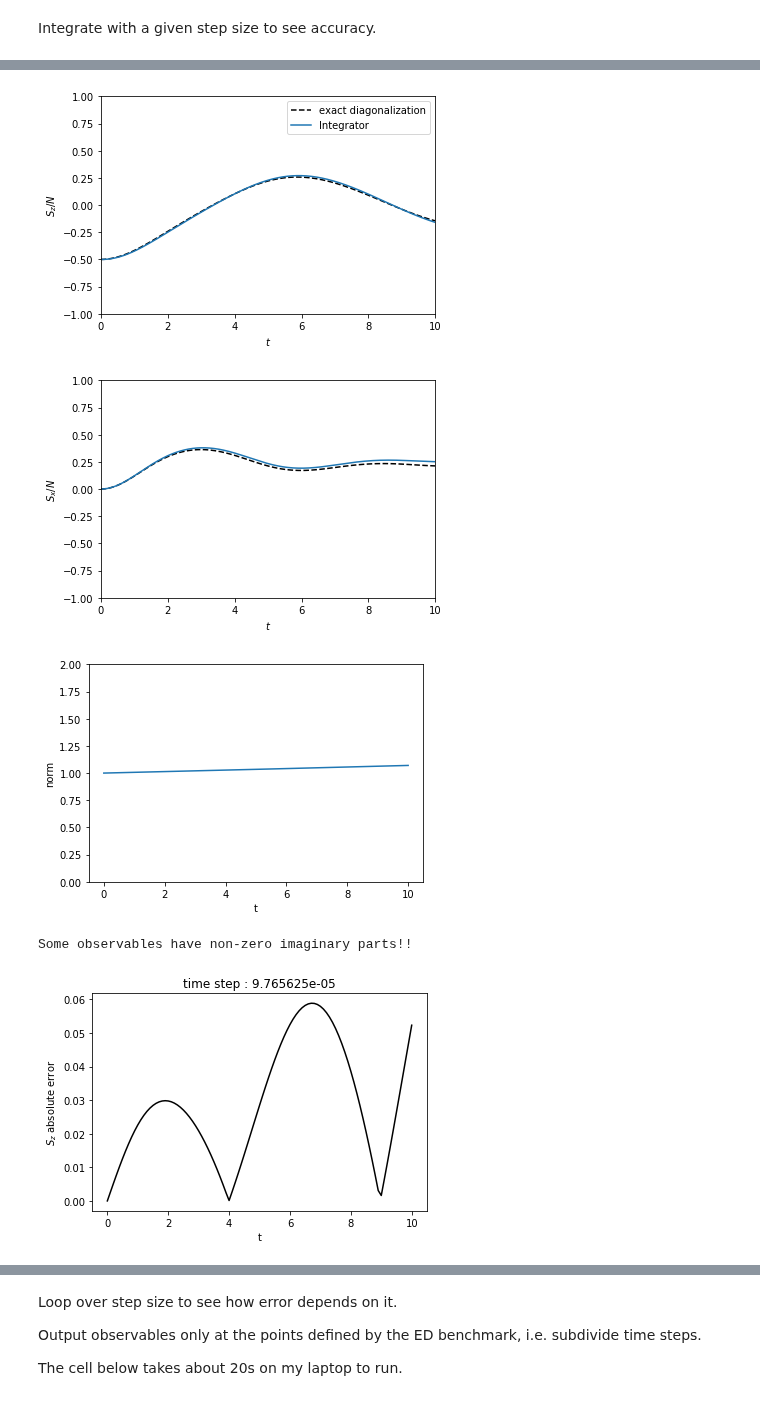
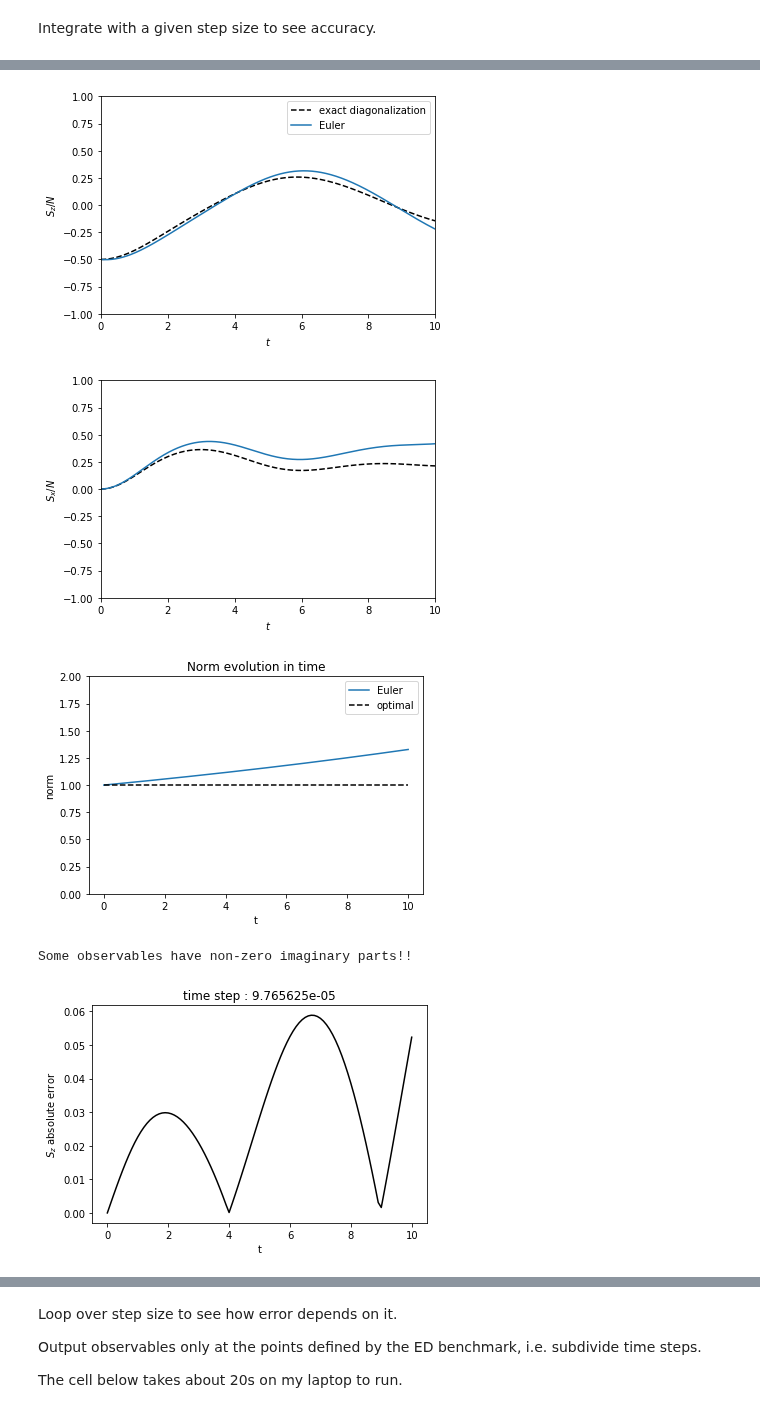
Before and after one commit to ml4cdeca/ComputationalQuantumDynamics, a Jupyter notebook: blatt5/exercise5.ipynb, the cells around one changed output, grey strips where cells are left out. Cells and saved outputs as stored; diff of their text form; code cells hidden in the pictures.

```diff
--- a/blatt5/exercise5.ipynb
+++ b/blatt5/exercise5.ipynb
@@ -305,5 +338,5 @@ def operation(Ni,dti,integrator_number,integrator):
     plt.ylabel('Sx absolut error at t=10')
     plt.show()
 # %%
-operation(20,0.0005,0,Euler_step)
+operation(20,0.002,Euler_step)
 # %% [output]
@@ -312,6 +345,6 @@ time for Euler was 12.51711893081665
-[figure, old version]
+[figure, new version]
-[figure, old version]
+[figure, new version]
-[figure, old version]
+[figure, new version]
 Some observables have non-zero imaginary parts!!
 [figure]
 [figure]
```
Also changed, not shown: parts of 15 cells of this notebook, 1 other file.
